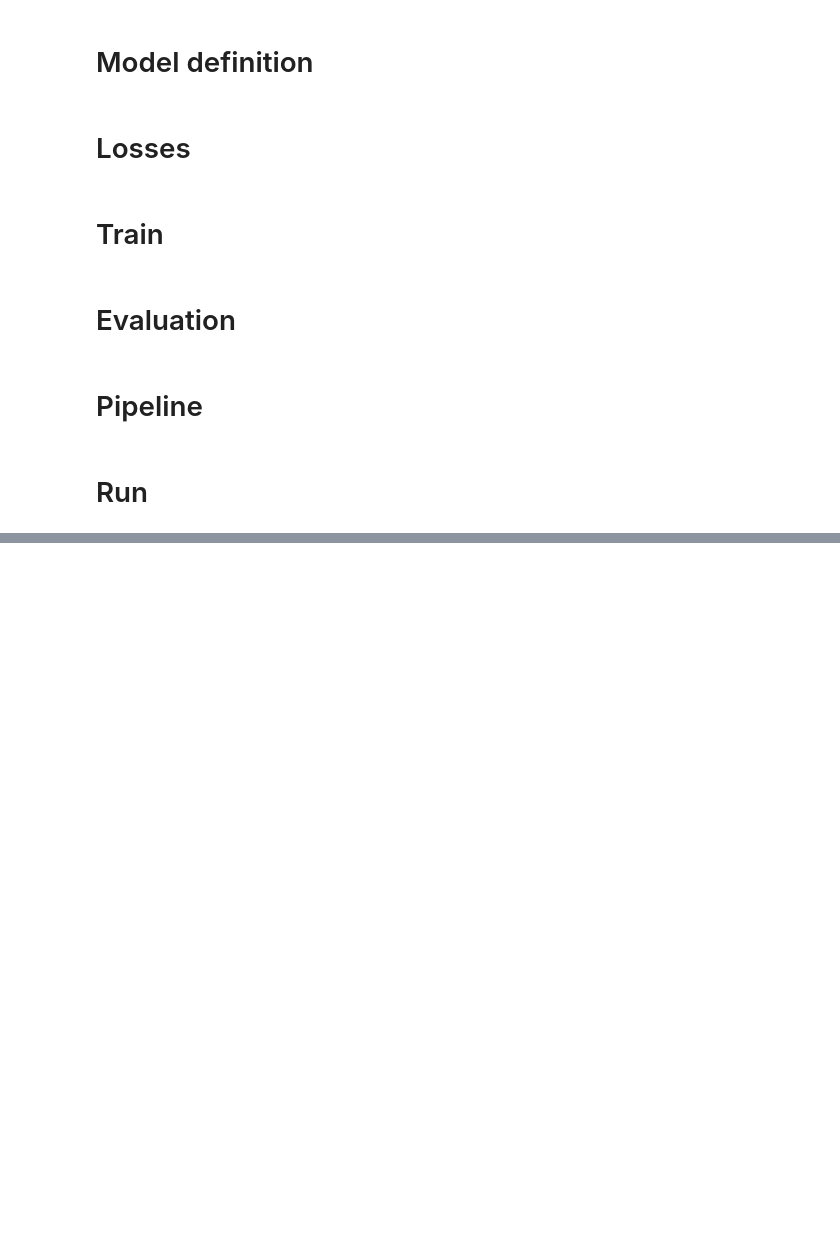
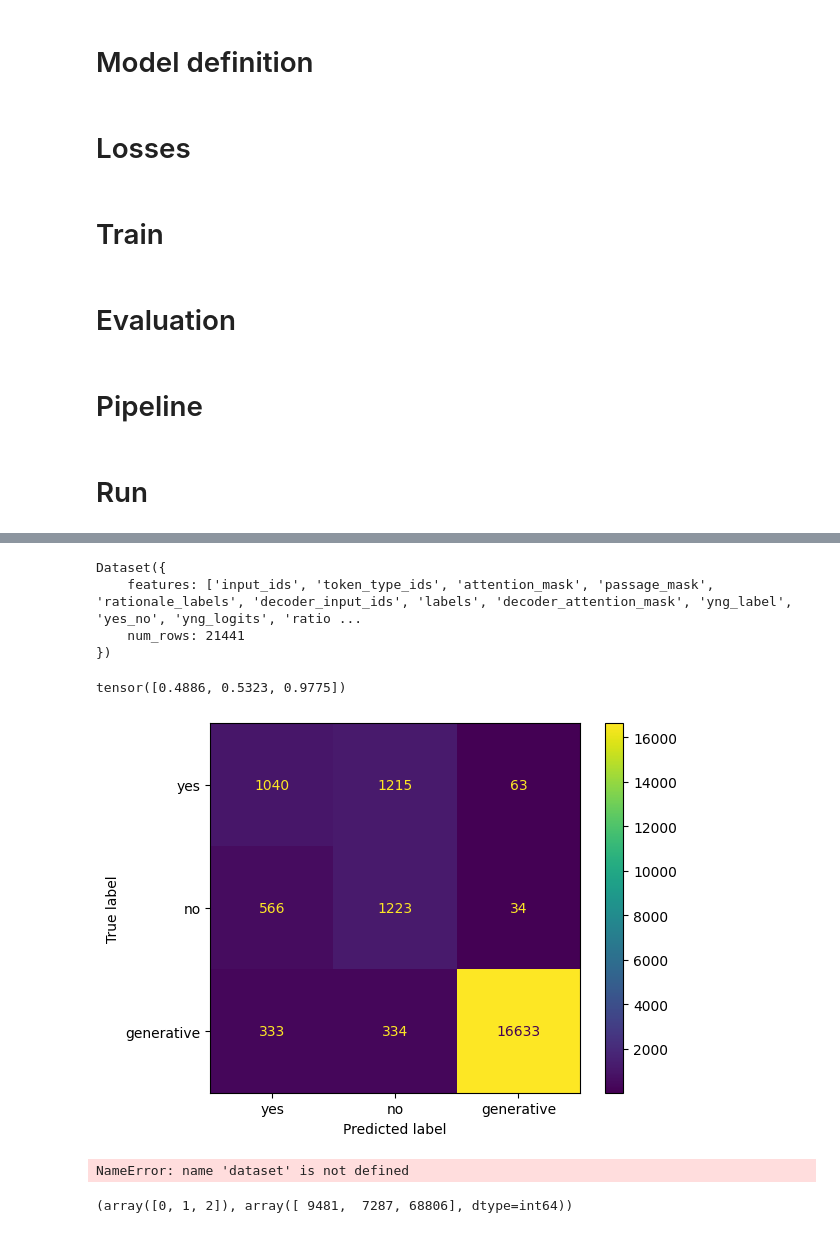
Before and after one commit to matteoperiani2/assignment2, a Jupyter notebook: kaggle.ipynb, the cells around one changed output, grey strips where cells are left out. Saved outputs shown, nothing was run; the diff lists cells and outputs as text; code cells hidden in the pictures; blank space fills up the shorter version.

```diff
--- a/kaggle.ipynb
+++ b/kaggle.ipynb
@@ -1162,10 +1127,13 @@ class QAEncoder(transformers.PreTrainedModel):
         # substitute the last_hidden_state[passage] with p_rationale * last_hidden_state[passage]
         # ideally, our network keeps only the span of the passage which represents the rationale
         if self.training:
-            if teacher_force is not None and torch.rand(1) < teacher_force:
-                p_rationale = rationale_labels.unsqueeze(-1)
+            if teacher_force is not None:
+                use_labels = torch.rand(rationale_labels.shape[0]) < teacher_force
+                use_labels = use_labels.to(p_rationale.device)
+                true_labels = rationale_labels.unsqueeze(-1).type(p_rationale.dtype)
+                p_rationale = torch.where(use_labels.reshape(-1, 1, 1), true_labels, p_rationale)
         else:
-            p_rationale = p_rationale > self.config.p_rationale_threshold
+            p_rationale = (p_rationale > self.config.p_rationale_threshold).type(p_rationale.dtype)
 
         weighted_passage_hidden_state = passage_mask * p_rationale * last_hidden_state
         qa_seq_hidden_state = (1 - passage_mask) * last_hidden_state
@@ -2048,9 +2038,9 @@ def compute_f1(a_gold, a_pred):
     num_same = sum(common.values())
     if len(gold_toks) == 0 or len(pred_toks) == 0:
         # If either is no-answer, then F1 is 1 if they agree, 0 otherwise
-        return int(gold_toks == pred_toks)
+        return float(gold_toks == pred_toks)
     if num_same == 0:
-        return 0
+        return 0.
     precision = 1.0 * num_same / len(pred_toks)
     recall = 1.0 * num_same / len(gold_toks)
     f1 = (2 * precision * recall) / (precision + recall)
@@ -2963,0 +3037,45 @@ Iteration:     25       train loss: 4.8131      val loss: 11.8111       lr: 0.00
+# %%
+outputs = results["val"][0]
+outputs = outputs.map(
+        lambda example: {
+            "pred_yng_label": logits_to_class(torch.Tensor(example["yng_logits"]), task="multiclass")
+        },
+        batched=True,
+        load_from_cache_file=False,
+    )
+outputs
+# %% [output]
+Dataset({
+    features: ['input_ids', 'token_type_ids', 'attention_mask', 'passage_mask', 'rationale_labels', 'decoder_input_ids', 'labels', 'decoder_attention_mask', 'yng_label', 'yes_no', 'yng_logits', 'ratio ...
+    num_rows: 21441
+})
+# %%
+f1 = MulticlassF1Score(
+    num_classes=3,
+    average="none",
+    ignore_index=-100,
+)
+
+f1(torch.Tensor(outputs["pred_yng_label"]), torch.Tensor(outputs["yng_label"]))
+# %% [output]
+tensor([0.4886, 0.5323, 0.9775])
+# %%
+from sklearn.metrics import confusion_matrix, ConfusionMatrixDisplay
+cm = confusion_matrix(outputs["yng_label"], outputs["pred_yng_label"])
+disp = ConfusionMatrixDisplay(confusion_matrix=cm, display_labels=["yes", "no", "generative"])
+disp.plot()
+plt.show()
+# %% [output]
+[figure, added]
+# %%
+steps_per_epoch = dataset.num_rows / config.batch_size
+total_steps = steps_per_epoch * config.num_epochs
+
+print("steps_per_epoch:", steps_per_epoch)
+print("total_steps:", total_steps)
+# %% [output]
+NameError: name 'dataset' is not defined
+# %%
+np.unique(get_data("train", config)["yng_label"], return_counts=True)
+# %% [output]
+(array([0, 1, 2]), array([ 9481,  7287, 68806], dtype=int64))
```
Also changed, not shown: parts of 14 cells of this notebook, 10 other files.
